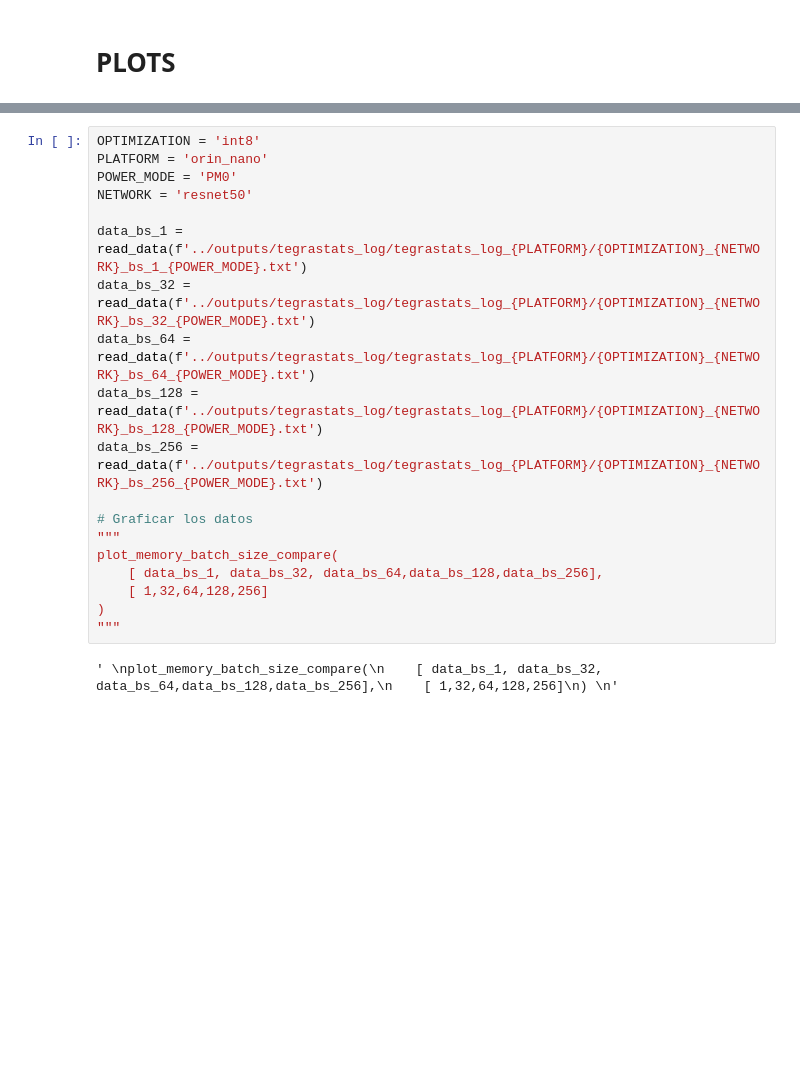
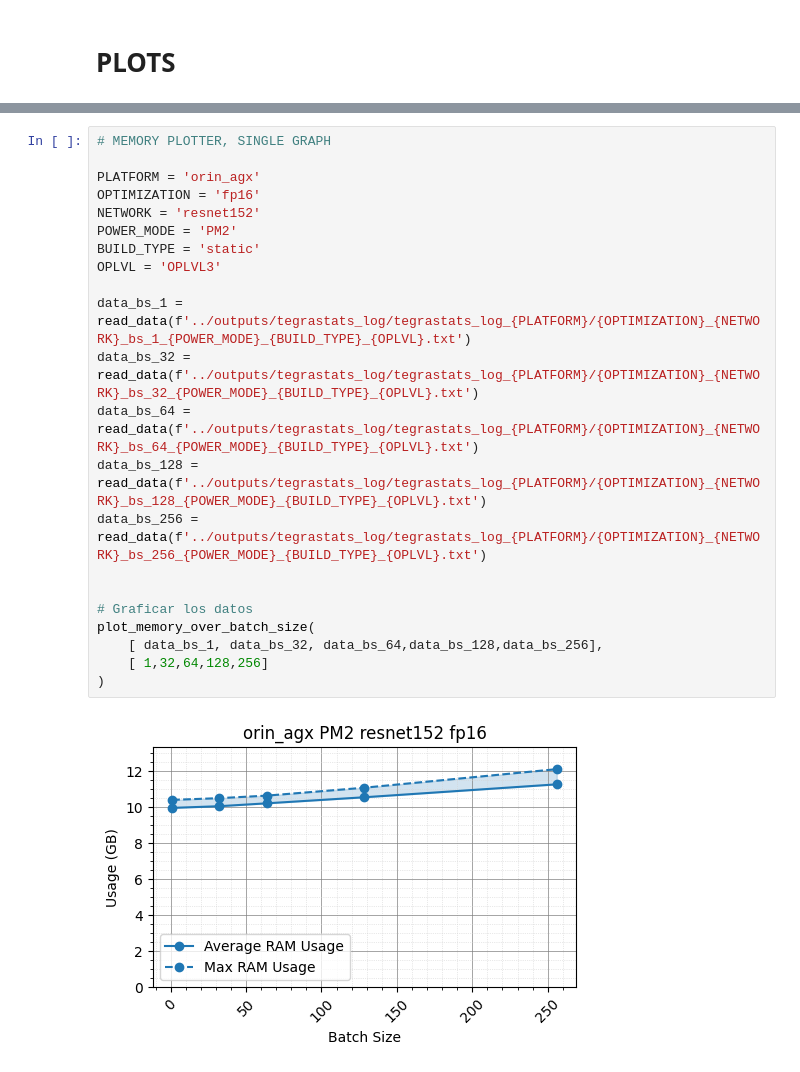
Before and after one commit to Juanx65/ArtTRT, a Jupyter notebook: post_processing/plot_memory_from_tegrastats_logs.ipynb, the cells around one changed output, grey strips where cells are left out. Saved outputs shown, nothing was run; the diff lists cells and outputs as text; blank space fills up the shorter version.

Commit message:
plotter update

```diff
--- a/post_processing/plot_memory_from_tegrastats_logs.ipynb
+++ b/post_processing/plot_memory_from_tegrastats_logs.ipynb
@@ -288,21 +528,24 @@ plot_memory_one_run_compare(
 # %%
-OPTIMIZATION = 'int8'
-PLATFORM = 'orin_nano'
-POWER_MODE = 'PM0'
-NETWORK = 'resnet50'
+# MEMORY PLOTTER, SINGLE GRAPH
 
-data_bs_1 =  read_data(f'../outputs/tegrastats_log/tegrastats_log_{PLATFORM}/{OPTIMIZATION}_{NETWORK}_bs_1_{POWER_MODE}.txt')
-data_bs_32 = read_data(f'../outputs/tegrastats_log/tegrastats_log_{PLATFORM}/{OPTIMIZATION}_{NETWORK}_bs_32_{POWER_MODE}.txt')
-data_bs_64 = read_data(f'../outputs/tegrastats_log/tegrastats_log_{PLATFORM}/{OPTIMIZATION}_{NETWORK}_bs_64_{POWER_MODE}.txt')
-data_bs_128 = read_data(f'../outputs/tegrastats_log/tegrastats_log_{PLATFORM}/{OPTIMIZATION}_{NETWORK}_bs_128_{POWER_MODE}.txt')
-data_bs_256 = read_data(f'../outputs/tegrastats_log/tegrastats_log_{PLATFORM}/{OPTIMIZATION}_{NETWORK}_bs_256_{POWER_MODE}.txt')
+PLATFORM = 'orin_agx'
+OPTIMIZATION = 'fp16'
+NETWORK = 'resnet152'
+POWER_MODE = 'PM2'
+BUILD_TYPE = 'static'
+OPLVL = 'OPLVL3'
+
+data_bs_1 =  read_data(f'../outputs/tegrastats_log/tegrastats_log_{PLATFORM}/{OPTIMIZATION}_{NETWORK}_bs_1_{POWER_MODE}_{BUILD_TYPE}_{OPLVL}.txt')
+data_bs_32 = read_data(f'../outputs/tegrastats_log/tegrastats_log_{PLATFORM}/{OPTIMIZATION}_{NETWORK}_bs_32_{POWER_MODE}_{BUILD_TYPE}_{OPLVL}.txt')
+data_bs_64 = read_data(f'../outputs/tegrastats_log/tegrastats_log_{PLATFORM}/{OPTIMIZATION}_{NETWORK}_bs_64_{POWER_MODE}_{BUILD_TYPE}_{OPLVL}.txt')
+data_bs_128 = read_data(f'../outputs/tegrastats_log/tegrastats_log_{PLATFORM}/{OPTIMIZATION}_{NETWORK}_bs_128_{POWER_MODE}_{BUILD_TYPE}_{OPLVL}.txt')
+data_bs_256 = read_data(f'../outputs/tegrastats_log/tegrastats_log_{PLATFORM}/{OPTIMIZATION}_{NETWORK}_bs_256_{POWER_MODE}_{BUILD_TYPE}_{OPLVL}.txt')
+
 
 # Graficar los datos
-"""
-plot_memory_batch_size_compare(
+plot_memory_over_batch_size(
     [ data_bs_1, data_bs_32, data_bs_64,data_bs_128,data_bs_256],
     [ 1,32,64,128,256]
 )
-"""
 # %% [output]
-' \nplot_memory_batch_size_compare(\n    [ data_bs_1, data_bs_32, data_bs_64,data_bs_128,data_bs_256],\n    [ 1,32,64,128,256]\n) \n'
+[figure, added]
```
Also changed, not shown: parts of 10 cells of this notebook.
